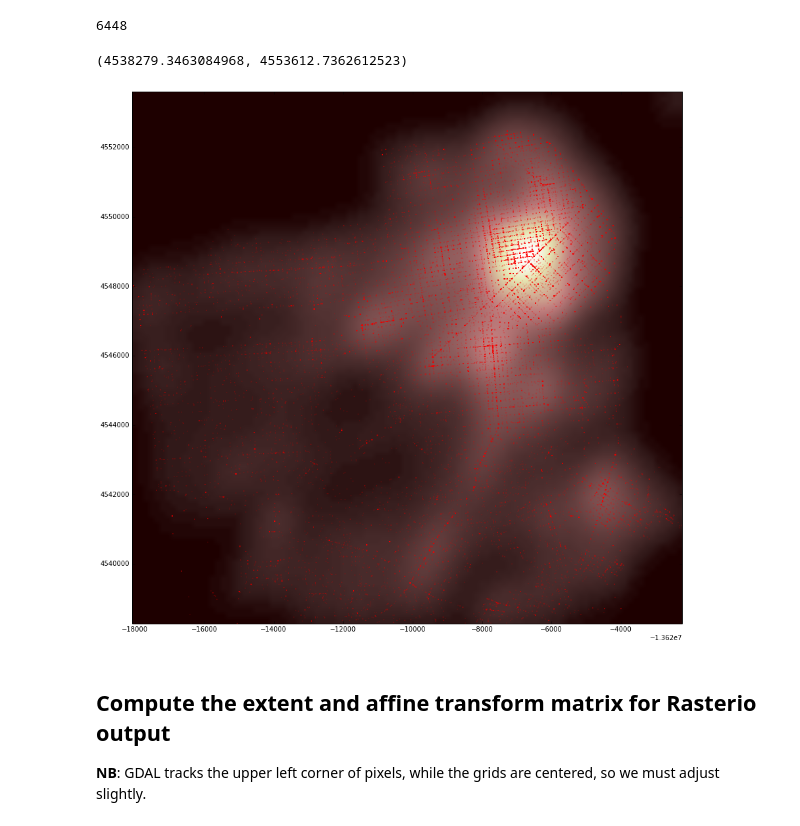
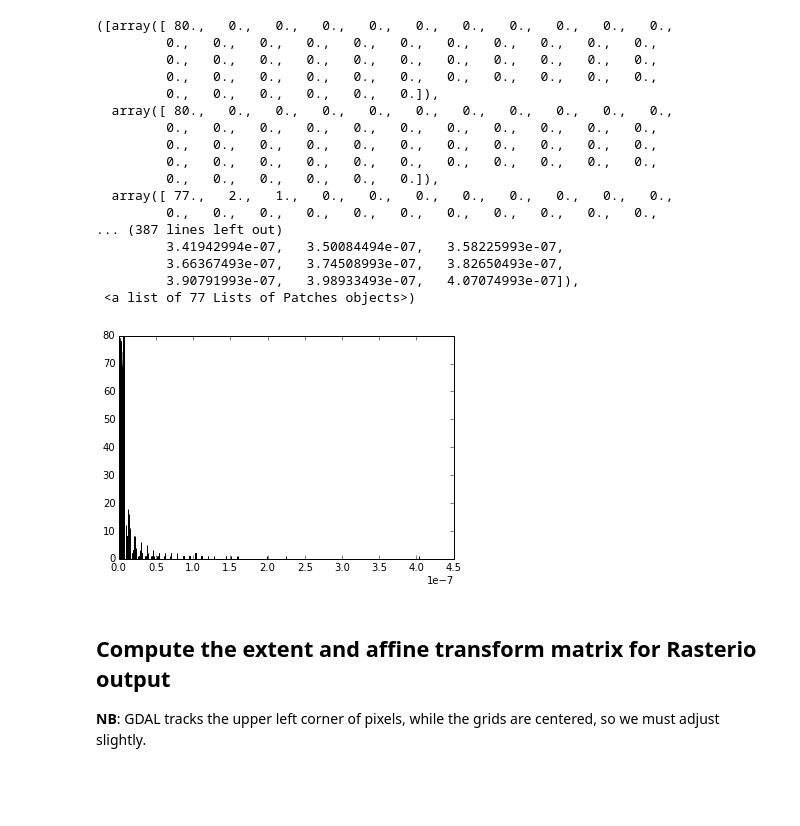
Before and after one commit to dnomadb/python-minis, a Jupyter notebook: getters/get-sf-crime-data.ipynb, the cells around one changed output. Drawn from its saved outputs; the diff is of its cells as text; code cells hidden in the pictures; blank space fills up the shorter version.

```diff
--- a/getters/get-sf-crime-data.ipynb
+++ b/getters/get-sf-crime-data.ipynb
@@ -24,6 +28,11 @@ xys = np.array([latlngToXY((float(i[-1][2]),float(i[-1][1]))) for i in reqJSON['
 # %%
+xys = np.array([latlngToXY((float(i[-1][2]),float(i[-1][1]))) for i in reqJSON['data']])
 xmin = xys[:,0].min()
 xmax = xys[:,0].max()
 ymin = xys[:,1].min()
 ymax = xys[:,1].max()
-X, Y = np.mgrid[xmin:xmax:100j, ymin:ymax:100j]
+X, Y = np.mgrid[xmin:xmax:200, ymin:ymax:200]
+positions = np.vstack([X.ravel(), Y.ravel()])
+values = np.vstack([xys[:,0], xys[:,1]])
+kernel = stats.gaussian_kde(values,bw_method=0.03)
+Z = np.reshape(kernel(positions).T, X.shape)
@@ -35,18 +39,41 @@ Z = np.reshape(kernel(positions).T, X.shape)
-# %%
-Z16 = (Z*10e+10).astype(np.uint16)
-Z16.max()
-# %% [output]
-6448
 # %%
-fig = plt.figure(figsize=(15,15))
-ax = fig.add_subplot(111)
-ax.imshow(np.rot90(Z16), cmap='pink', extent=[xmin, xmax, ymin, ymax])
-ax.plot(xys[:,0], xys[:,1], 'r.', markersize=0.5)
-ax.set_xlim([xmin, xmax])
-ax.set_ylim([ymin, ymax])
+Ztemp = (Z*10e+10).astype(np.uint16)
+Z16 = classifyCrime(Ztemp,50,0.5)
+#hist(Ztemp.ravel(),bins=50)
+# fig = plt.figure(figsize=(15,15))
+# ax = fig.add_subplot(111)
+# ax.imshow(rot90(Z16), cmap='pink', extent=[xmin, xmax, ymin, ymax])
+# ax.plot(xys[:,0], xys[:,1], 'r.', markersize=0.5)
+# ax.set_xlim([xmin, xmax])
+# ax.set_ylim([ymin, ymax])
+
+hist(Z, bins=50)
+
+# for feature, shapes in features.shapes(asarray(rot90(Z16.astype(uint8)),order='C'),transform=transform):
+#     tfeat = []
+#     for i in feature['coordinates'][0]:
+#         tfeat.append([i[0],i[1]])
+#     tfeat = array(tfeat)
+#     ax.plot(tfeat[:,0],tfeat[:,1],c='white',lw=0.5)
 # %% [output]
-(4538279.3463084968, 4553612.7362612523)
+([array([ 80.,   0.,   0.,   0.,   0.,   0.,   0.,   0.,   0.,   0.,   0.,
+         0.,   0.,   0.,   0.,   0.,   0.,   0.,   0.,   0.,   0.,   0.,
+         0.,   0.,   0.,   0.,   0.,   0.,   0.,   0.,   0.,   0.,   0.,
+         0.,   0.,   0.,   0.,   0.,   0.,   0.,   0.,   0.,   0.,   0.,
+         0.,   0.,   0.,   0.,   0.,   0.]),
+  array([ 80.,   0.,   0.,   0.,   0.,   0.,   0.,   0.,   0.,   0.,   0.,
+         0.,   0.,   0.,   0.,   0.,   0.,   0.,   0.,   0.,   0.,   0.,
+         0.,   0.,   0.,   0.,   0.,   0.,   0.,   0.,   0.,   0.,   0.,
+         0.,   0.,   0.,   0.,   0.,   0.,   0.,   0.,   0.,   0.,   0.,
+         0.,   0.,   0.,   0.,   0.,   0.]),
+  array([ 77.,   2.,   1.,   0.,   0.,   0.,   0.,   0.,   0.,   0.,   0.,
+         0.,   0.,   0.,   0.,   0.,   0.,   0.,   0.,   0.,   0.,   0.,
+... (387 lines left out)
+         3.41942994e-07,   3.50084494e-07,   3.58225993e-07,
+         3.66367493e-07,   3.74508993e-07,   3.82650493e-07,
+         3.90791993e-07,   3.98933493e-07,   4.07074993e-07]),
+ <a list of 77 Lists of Patches objects>)
-[figure, old version]
+[figure, new version]
 # %% [markdown]
 ## Compute the extent and affine transform matrix for Rasterio output
 
```
Also changed, not shown: parts of 14 cells of this notebook.
